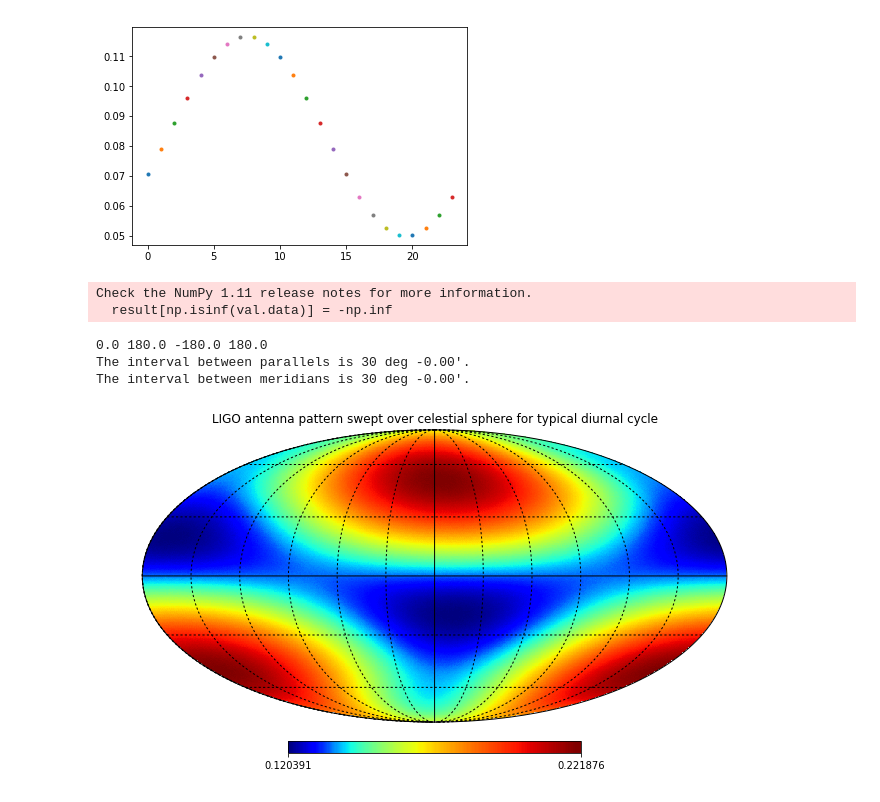
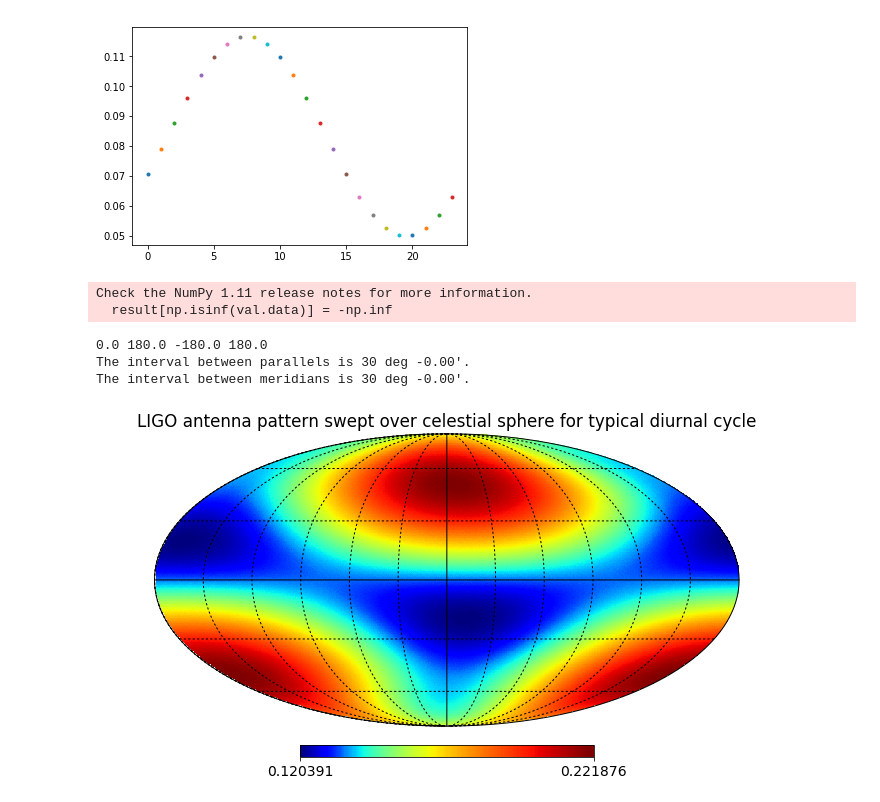
Before and after one commit to kperezsa/BNS-MergerRates, a Jupyter notebook: LIGO probability maps.ipynb, the cells around one changed output. Saved outputs shown, nothing was run; the diff lists cells and outputs as text; code cells hidden in the pictures.

```diff
--- a/LIGO probability maps.ipynb
+++ b/LIGO probability maps.ipynb
@@ -86,16 +92,18 @@ def rotateMap(angle):
     mymap=chenMap[jpix]*pOperation[angle]
     return mymap
 # %%
+fontsize=15
 sumMap=chenMap*pOperation[0]
 for i in range(1,24):
     sumMap=sumMap+rotateMap(i)
 dayMap=sumMap/24
 hp.mollview(dayMap, title="LIGO antenna pattern swept over celestial sphere for typical diurnal cycle",flip='geo',cmap=cool_cmap,norm='hist')
+plt.rcParams.update({'font.size':fontsize})
 hp.graticule()
 # %% [output]
 Check the NumPy 1.11 release notes for more information.
   result[np.isinf(val.data)] = -np.inf
 0.0 180.0 -180.0 180.0
 The interval between parallels is 30 deg -0.00'.
 The interval between meridians is 30 deg -0.00'.
-[figure, old version]
+[figure, new version]
```
Also changed, not shown: parts of 1 cell of this notebook, 1 other file.
